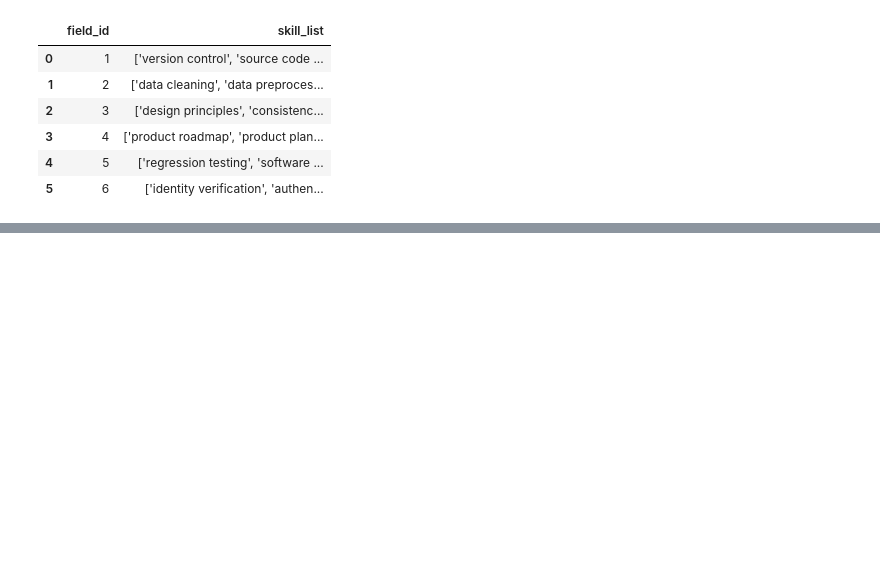
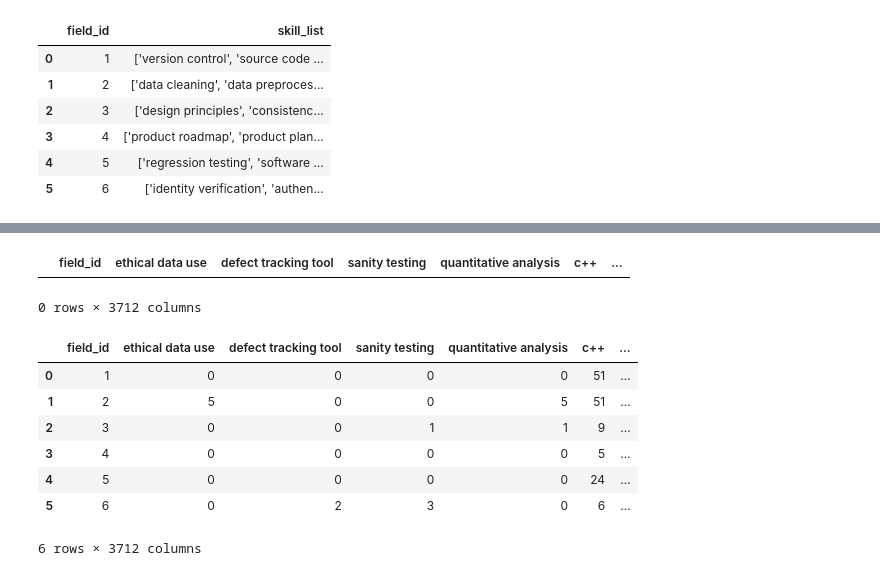
Before and after one commit to ron-ligsay/course-u, a Jupyter notebook: course_u/src/notebooks/field_skills.ipynb, the cells around one changed output, grey strips where cells are left out. Cells and saved outputs as stored; diff of their text form; code cells hidden in the pictures; blank space fills up the shorter version.

```diff
--- a/course_u/src/notebooks/field_skills.ipynb
+++ b/course_u/src/notebooks/field_skills.ipynb
@@ -146,0 +149,5 @@ field_skills_10
+# %%
+import ast
+# apply ast.literal_eval to convert string to list
+field_skills_10['skill_list'] = field_skills_10['skill_list'].apply(ast.literal_eval)
+field_skills_10
@@ -146,0 +162,9 @@ field_skills_10
+# %%
+# combine skill_list to one list
+all_skills = []
+for i in range(len(field_skills_10)):
+    all_skills += field_skills_10['skill_list'][i]
+
+# unique
+all_skills = list(set(all_skills))
+len(all_skills)
@@ -146,0 +187,31 @@ field_skills_10
+# %%
+# create a dataframe where columns are field_id and all_skills
+field_skills_df = pd.DataFrame(columns=['field_id'] + all_skills)
+field_skills_df
+# %% [output]
+|  | field_id | ethical data use | defect tracking tool | sanity testing | quantitative analysis | c++ | ... |
+0 rows × 3712 columns
+# %%
+# Your existing code
+for i in range(len(field_skills_10)):
+    field_id = field_skills_10['field_id'][i]
+    skill_list = field_skills_10['skill_list'][i]
+    # create a dictionary with all_skills as keys and 0 as values
+    skill_dict = dict.fromkeys(all_skills, 0)
+    # update skill_dict with skill_list
+    for skill in skill_list:
+        skill_dict[skill] += 1
+    # append skill_dict to field_skills_df
+    temp_df = pd.DataFrame({'field_id': [field_id], **skill_dict})
+    field_skills_df = pd.concat([field_skills_df, temp_df], ignore_index=True)
+
+field_skills_df
+# %% [output]
+|  | field_id | ethical data use | defect tracking tool | sanity testing | quantitative analysis | c++ | ... |
+| 0 | 1 | 0 | 0 | 0 | 0 | 51 | ... |
+| 1 | 2 | 5 | 0 | 0 | 5 | 51 | ... |
+| 2 | 3 | 0 | 0 | 1 | 1 | 9 | ... |
+| 3 | 4 | 0 | 0 | 0 | 0 | 5 | ... |
+| 4 | 5 | 0 | 0 | 0 | 0 | 24 | ... |
+| 5 | 6 | 0 | 2 | 3 | 0 | 6 | ... |
+6 rows × 3712 columns
```
Also changed, not shown: parts of 9 cells of this notebook.
